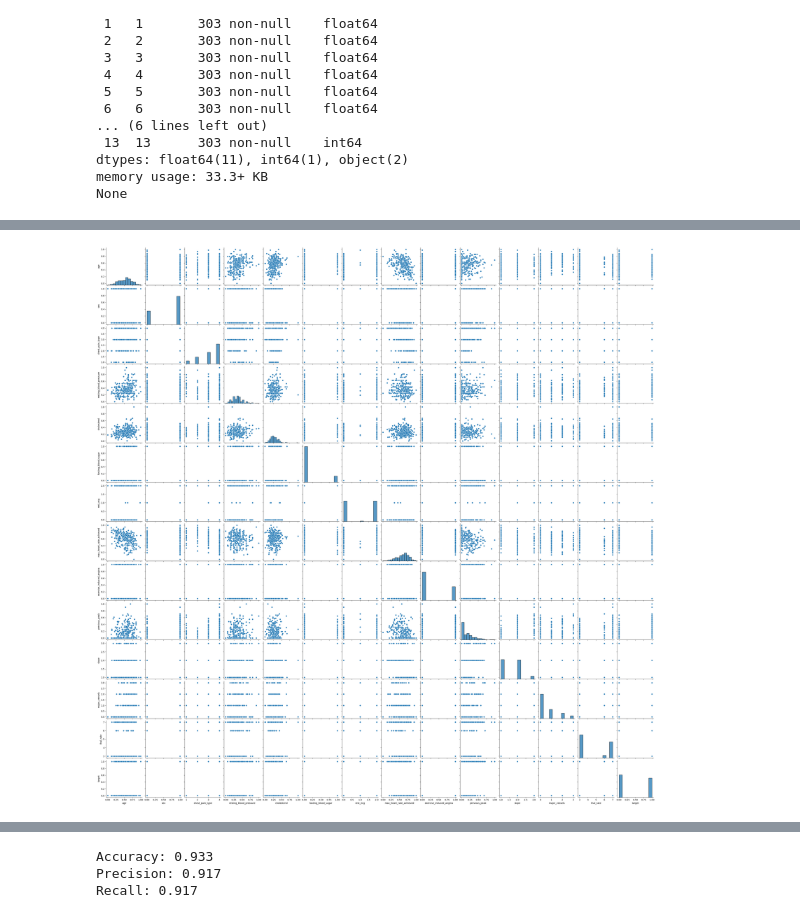
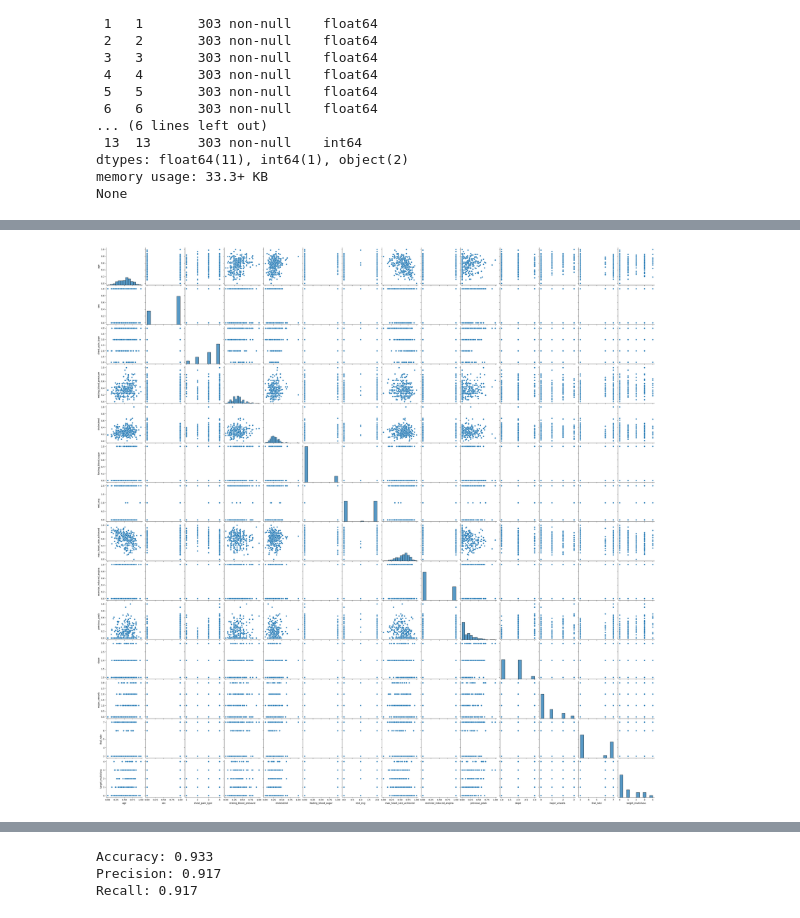
Before and after one commit to kekatzmann/heart-disease-prediction, a Jupyter notebook: heart_disease_prediction.ipynb, the cells around one changed output, grey strips where cells are left out. Drawn from its saved outputs; the diff is of its cells as text; code cells hidden in the pictures.

```diff
--- a/heart_disease_prediction.ipynb
+++ b/heart_disease_prediction.ipynb
@@ -68,20 +72,20 @@ First we'll assign names to each of the columns. Then we'll look for missing val
 # %%
 # renaming columns
 heart_attack.columns = [
-    'age',
-    'sex',
-    'chest_pain_type',
-    'resting_blood_pressure',
-    'cholesterol',
-    'fasting_blood_sugar',
-    'rest_ecg',
-    'max_heart_rate_achieved',
-    'exercise_induced_angina',
-    'previous_peak',
-    'slope',
-    'major_vessels',
-    'thal_rate',
-    'target'
+    'age', # labeled as 'age' in the source docs
+    'sex', # sex
+    'chest_pain_type', # cp
+    'resting_blood_pressure', # trestbps
+    'cholesterol', # chol
+    'fasting_blood_sugar', # fbs
+    'rest_ecg', # restecg
+    'max_heart_rate_achieved', # thalach
+    'exercise_induced_angina', # exang
+    'previous_peak', # oldpeak
+    'slope', # slope
+    'major_vessels', # ca
+    'thal_rate', # thal
+    'target_multiclass' # num
 ]
 # %%
 # finding missing values and dropping them
@@ -104,7 +112,7 @@ columns_to_cast_to_int = [
     'slope',
     'major_vessels',
     'thal_rate',
-    'target'
+    'target_multiclass'
 ]
 
 for column in columns_to_cast_to_int:
@@ -140,7 +148,7 @@ heart_attack['normal_thal'] = (heart_attack['thal_rate'] == 3).astype(int)
 # heart_attack['fixed_defect'] = (heart_attack['thal_rate'] == 7).astype(int)
 
 # target - converting multiclass to binary. 0 means no heart disease, anything else means heart disease
-heart_attack['target'] = (heart_attack['target'] > 0).astype(int)
+heart_attack['target'] = (heart_attack['target_multiclass'] > 0).astype(int)
 # %%
 
 # rescaling continuous variables
@@ -188,31 +200,33 @@ heart_attack.describe()
 # %%
-# exclude columns which we converted to binary
+# create a pairplot of all variables
+# exclude columns which we created from categorical variables
 # some of these aren't in the dataframe, but that's okay
 pairplot_columns_to_exclude = [
     'typical_angina',
     'atypical_angina',
     'non_anginal_pain',
     'asymptomatic',
     'resting_normal',
     'stt_wave_abnormality',
     'ventricular_hypertrophy',
     'up_slope',
     'flat_slope',
     'down_slope',
     'normal_thal',
     'reversible_defect',
     'fixed_defect',
+    'target',
 ]
 
 pairplot_columns = [
     column for column in heart_attack.columns if column not in pairplot_columns_to_exclude
 ]
 
 ax = sns.pairplot(
     heart_attack[pairplot_columns],
     # diag_kind='kde'
 )
 
 # ax.savefig('plots/pairplot.png')
 # %% [output]
-[figure, old version]
+[figure, new version]
```
Also changed, not shown: parts of 25 cells of this notebook.
